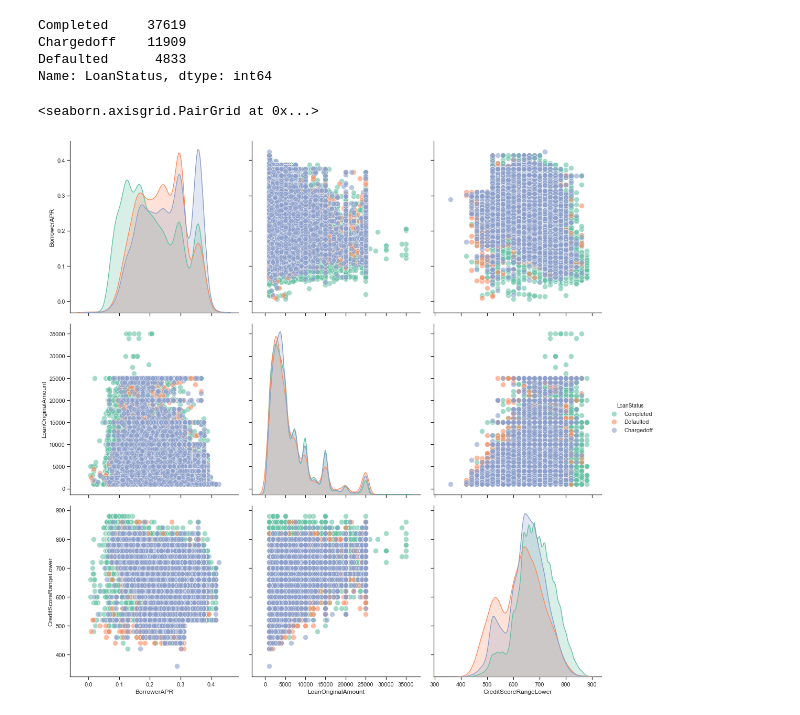
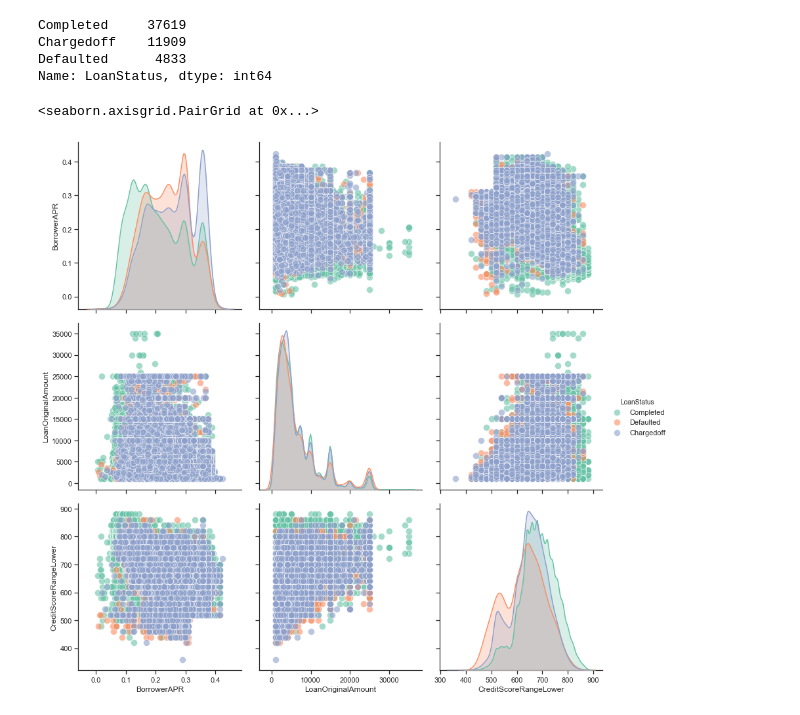
Before and after one commit to TyDataSci/LoanProsper, a Jupyter notebook: visualization.ipynb, the cells around one changed output. Drawn from its saved outputs; the diff is of its cells as text; code cells hidden in the pictures.

```diff
--- a/visualization.ipynb
+++ b/visualization.ipynb
@@ -286,7 +286,7 @@ Defaulted      4833
 Name: LoanStatus, dtype: int64
 # %%
 sns.pairplot(loan_category,vars = ['BorrowerAPR', 'LoanOriginalAmount', 'CreditScoreRangeLower'],
-                  hue="LoanStatus", palette="Set2", plot_kws = {'alpha': 0.6, 's': 100 ,'edgecolor': 'white'}, height=5)
+                  hue="LoanStatus", palette="Set2", plot_kws = {'alpha': 0.6, 's': 100 ,'edgecolor': 'white'}, height=4)
 # %% [output]
 <seaborn.axisgrid.PairGrid at 0x...>
-[figure, old version]
+[figure, new version]
```
Also changed, not shown: parts of 1 cell of this notebook.
